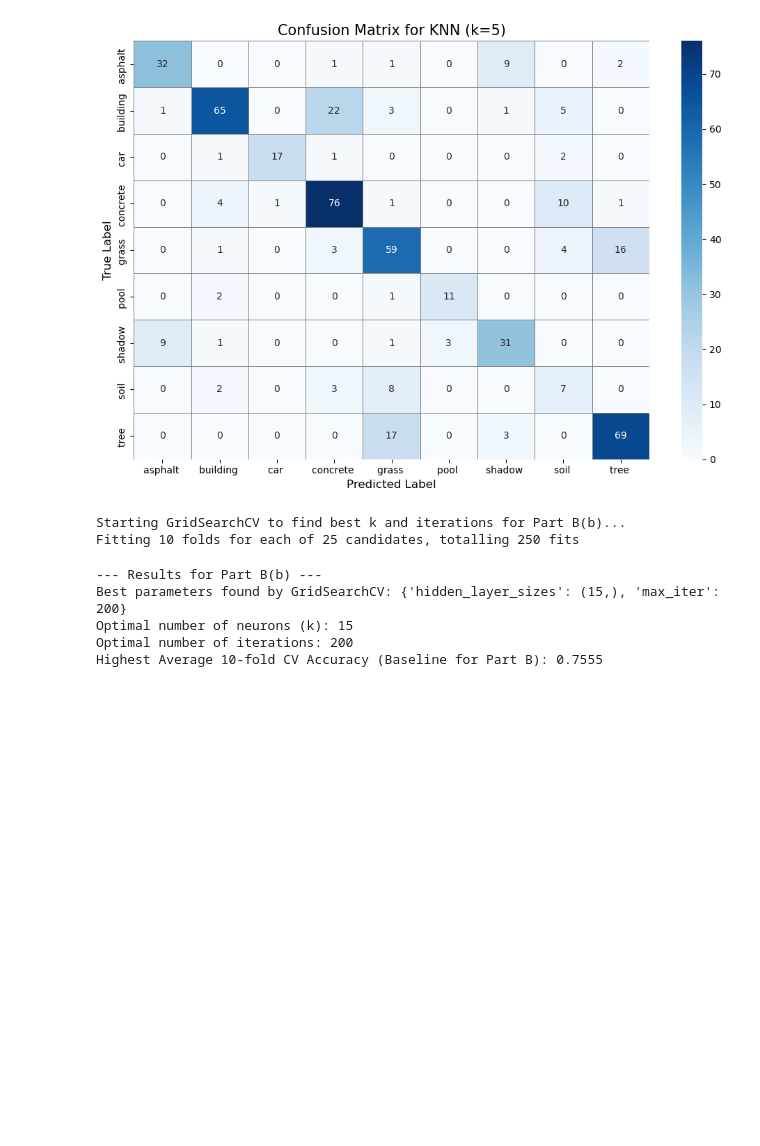
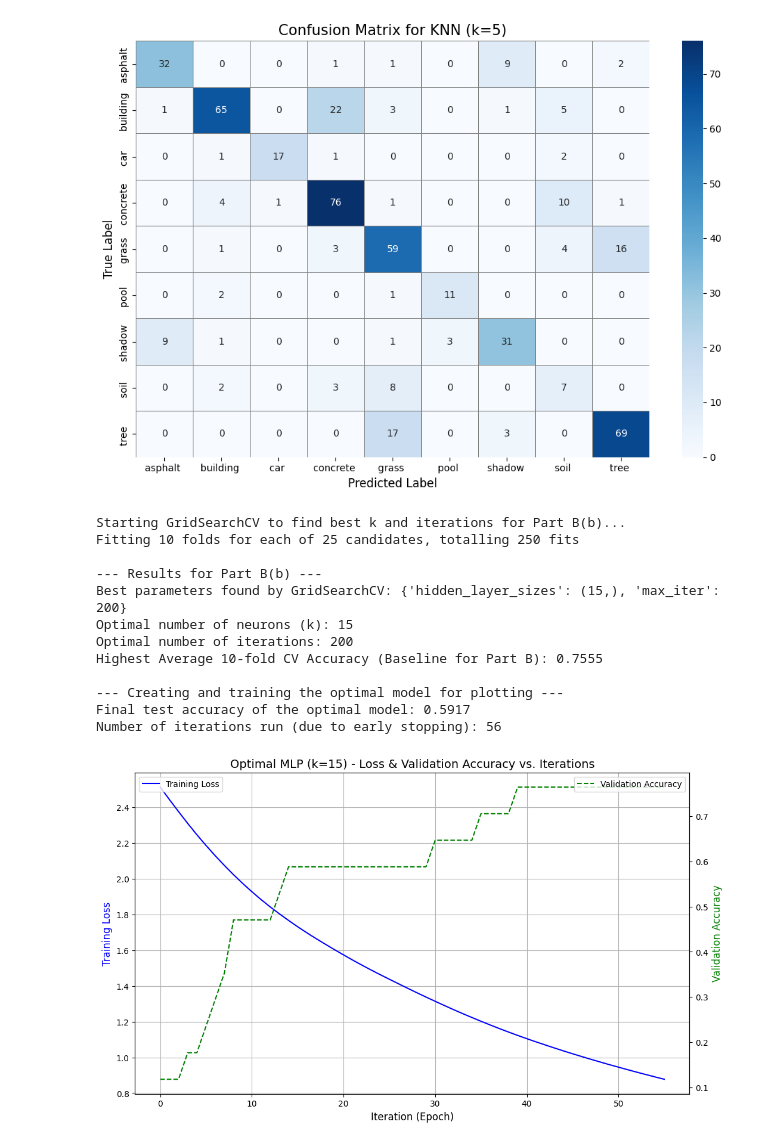
Before and after one commit to ethangreeney/FDSassignment2, a Jupyter notebook: SecondCodeFile.ipynb, the cells around one changed output. Saved outputs shown, nothing was run; the diff lists cells and outputs as text; code cells hidden in the pictures; blank space fills up the shorter version.

Commit message:
corrected loss value and accuracy plot

```diff
--- a/SecondCodeFile.ipynb
+++ b/SecondCodeFile.ipynb
@@ -143,6 +136,4 @@ X_test_top5_scaled = scaler.fit_transform(X_test_top5)
 # %%
-warnings.filterwarnings("ignore", category=ConvergenceWarning)
-
 mlp_for_grid = MLPClassifier(
     random_state=42,
     # Using sklearn defaults for:
@@ -166,35 +157,97 @@ param_grid_part_b = {
 # Setup GridSearchCV
 # cv=10 for 10-fold cross-validation
 grid_search_b = GridSearchCV(
     estimator=mlp_for_grid,
     param_grid=param_grid_part_b,
     cv=10,
     scoring='accuracy',
     verbose=1, # Set to 0 for less output, 1 or 2 for more
     n_jobs=-1  # Use all available CPU cores
 )
 
 print("Starting GridSearchCV to find best k and iterations for Part B(b)...")
 # Fit GridSearchCV on the scaled training data (df_X_scaled, df_y)
 grid_search_b.fit(X_train_scaled, y_train)
 
 # --- Report Results for Part B(b) ---
 print("\n--- Results for Part B(b) ---")
 print(f"Best parameters found by GridSearchCV: {grid_search_b.best_params_}")
 
 # Extract the best k and best iterations from the results
 best_k_b = grid_search_b.best_params_['hidden_layer_sizes'][0]
 best_iterations_b = grid_search_b.best_params_['max_iter']
 baseline_cv_accuracy_b = grid_search_b.best_score_
 
 print(f"Optimal number of neurons (k): {best_k_b}")
 print(f"Optimal number of iterations: {best_iterations_b}")
 print(f"Highest Average 10-fold CV Accuracy (Baseline for Part B): {baseline_cv_accuracy_b:.4f}")
+
+# --- ADD THIS CODE TO THE BOTTOM OF YOUR CELL ---
+
+# --- Create and Plot the Optimal Model's Learning Curves ---
+
+# To get the data for the plot (especially validation scores), we must
+# instantiate and train a new model using the best parameters found above.
+
+# 1. Prepare integer labels required by MLPClassifier
+from sklearn.preprocessing import LabelEncoder
+le = LabelEncoder()
+y_train_encoded = le.fit_transform(y_train)
+y_test_encoded = le.transform(y_test)
+
+# 2. Create a new MLP model with the optimal parameters from GridSearchCV
+# We enable 'early_stopping' to generate the validation_scores_ attribute for plotting.
+print("\n--- Creating and training the optimal model for plotting ---")
+optimal_mlp = MLPClassifier(
+    hidden_layer_sizes=(best_k_b,),
+    max_iter=best_iterations_b,
+    random_state=42,
+    # Parameters for generating the validation curve
+    early_stopping=True,
+    validation_fraction=0.1,  # Use 10% of training data for validation
+    n_iter_no_change=15       # How many epochs to wait for improvement
+)
+
+# 3. Train the new model
+optimal_mlp.fit(X_train_scaled, y_train_encoded)
+
+# 4. Report its performance as a final check
+final_accuracy = optimal_mlp.score(X_test_scaled, y_test_encoded)
+print(f"Final test accuracy of the optimal model: {final_accuracy:.4f}")
+print(f"Number of iterations run (due to early stopping): {optimal_mlp.n_iter_}")
+
+
+# 5. Generate the Plot
+import matplotlib.pyplot as plt
+
+plt.figure(figsize=(12, 7))
+
+# Plot Training Loss
+plt.plot(optimal_mlp.loss_curve_, label='Training Loss', color='blue')
+plt.title(f'Optimal MLP (k={best_k_b}) - Loss & Validation Accuracy vs. Iterations', fontsize=14)
+plt.xlabel('Iteration (Epoch)', fontsize=12)
+plt.ylabel('Training Loss', color='blue', fontsize=12)
+plt.legend(loc='upper left')
+plt.grid(True)
+
+# Create a second y-axis for the validation accuracy
+ax2 = plt.gca().twinx()
+ax2.plot(optimal_mlp.validation_scores_, label='Validation Accuracy', color='green', linestyle='--')
+ax2.set_ylabel('Validation Accuracy', color='green', fontsize=12)
+ax2.legend(loc='upper right')
+
+plt.show()
 # %% [output]
 Starting GridSearchCV to find best k and iterations for Part B(b)...
 Fitting 10 folds for each of 25 candidates, totalling 250 fits
+
+--- Results for Part B(b) ---
+Best parameters found by GridSearchCV: {'hidden_layer_sizes': (15,), 'max_iter': 200}
+Optimal number of neurons (k): 15
+Optimal number of iterations: 200
+Highest Average 10-fold CV Accuracy (Baseline for Part B): 0.7555
+
+--- Creating and training the optimal model for plotting ---
+Final test accuracy of the optimal model: 0.5917
+Number of iterations run (due to early stopping): 56
---- Results for Part B(b) ---
-Best parameters found by GridSearchCV: {'hidden_layer_sizes': (15,), 'max_iter': 200}
-Optimal number of neurons (k): 15
-Optimal number of iterations: 200
-Highest Average 10-fold CV Accuracy (Baseline for Part B): 0.7555
+[figure, added]
```
Also changed, not shown: parts of 2 cells of this notebook.
